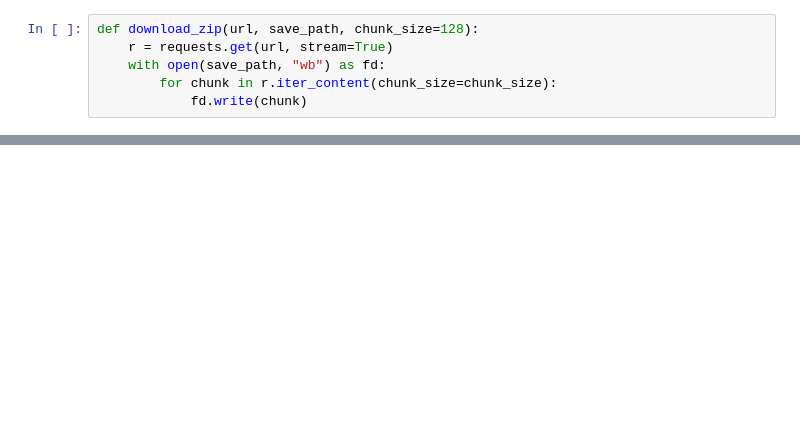
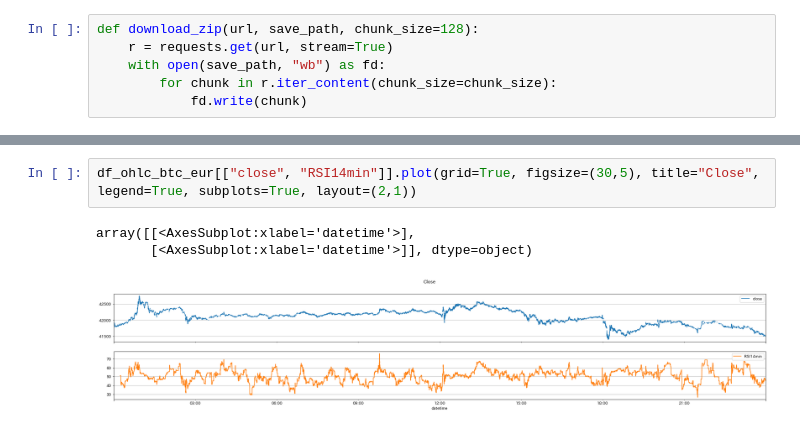
Before and after one commit to fin-py/botter4visualization, a Jupyter notebook: source/static_plots.ipynb, the cells around one changed output, grey strips where cells are left out. Saved outputs shown, nothing was run; the diff lists cells and outputs as text; blank space fills up the shorter version.

```diff
--- a/source/static_plots.ipynb
+++ b/source/static_plots.ipynb
@@ -73,0 +154,6 @@ DOWNLOADING https://api.cryptochassis.com/v1, binance, btc-eur, 2022-04-02 TO /t
+# %%
+df_ohlc_btc_eur[["close", "RSI14min"]].plot(grid=True, figsize=(30,5), title="Close", legend=True, subplots=True, layout=(2,1))
+# %% [output]
+array([[<AxesSubplot:xlabel='datetime'>],
+       [<AxesSubplot:xlabel='datetime'>]], dtype=object)
+[figure, added]
```
Also changed, not shown: parts of 31 cells of this notebook.
